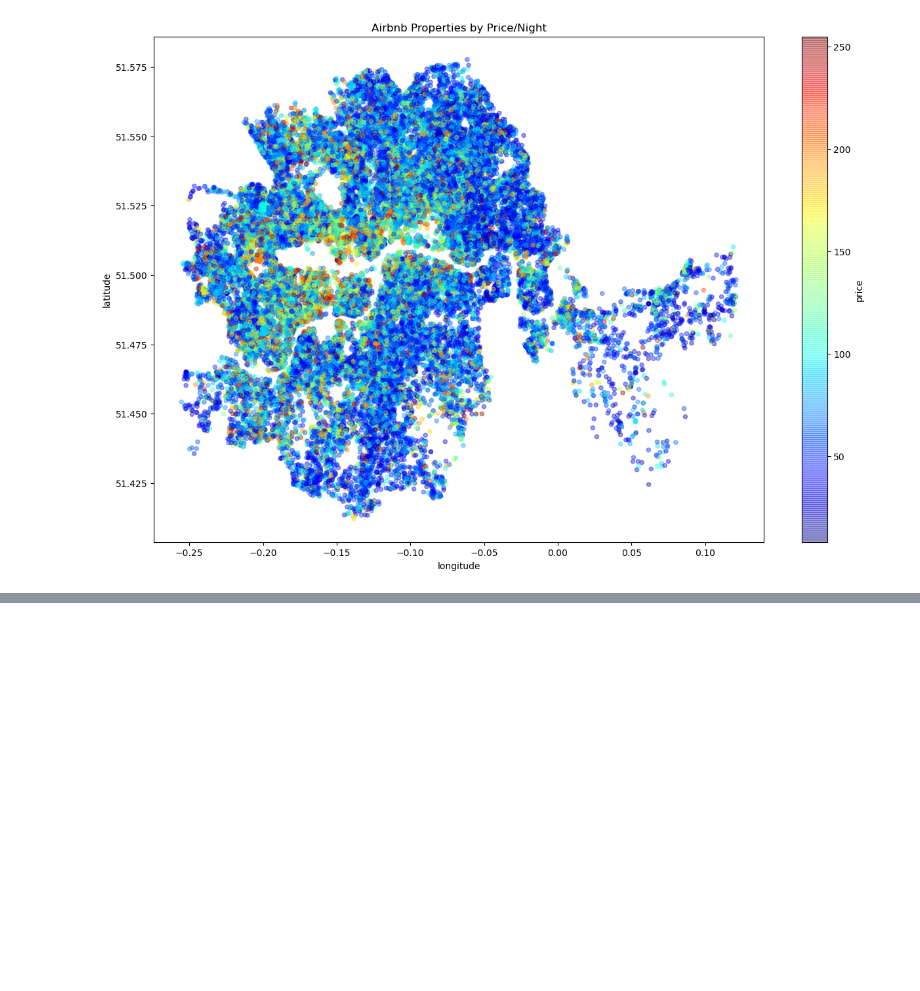
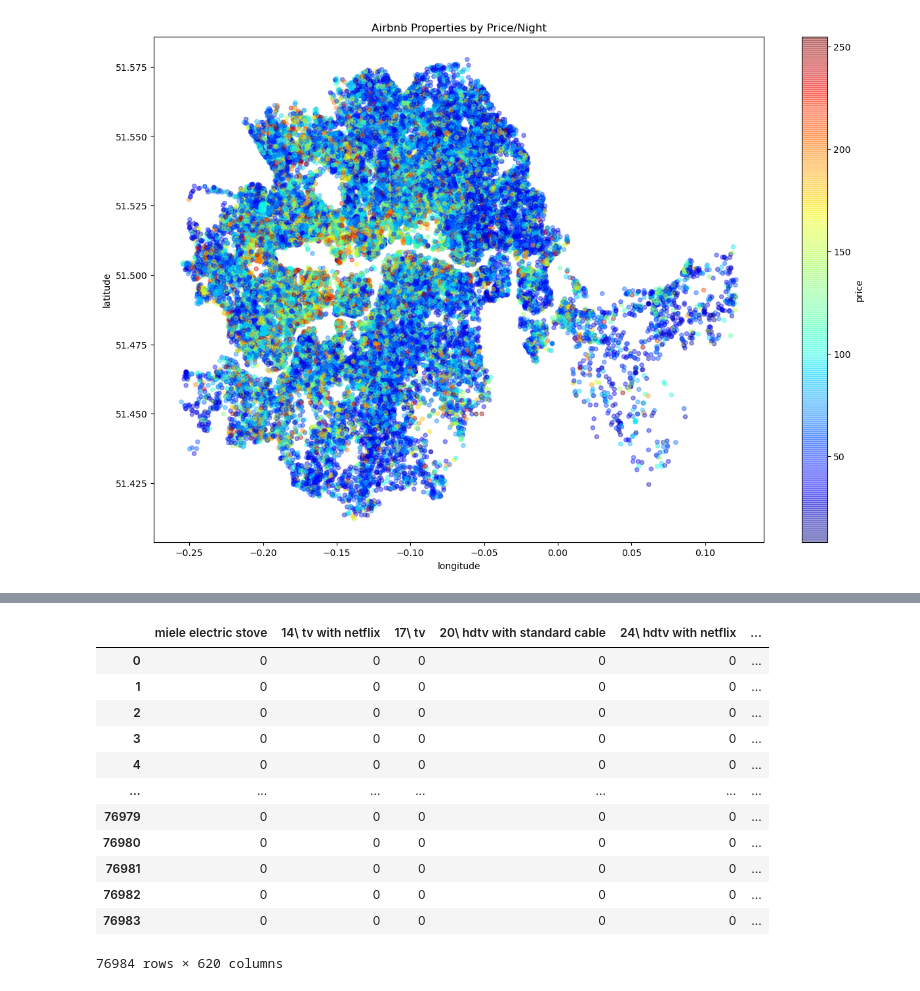
Before and after one commit to laurenschoener/London-Airbnb-Properties, a Jupyter notebook: notebooks/throw_away.ipynb, the cells around one changed output, grey strips where cells are left out. Drawn from its saved outputs; the diff is of its cells as text; code cells hidden in the pictures; blank space fills up the shorter version.

```diff
--- a/notebooks/throw_away.ipynb
+++ b/notebooks/throw_away.ipynb
@@ -482,0 +440,16 @@ TypeError: score_classifer() missing 2 required positional arguments: 'X_train'
+# %%
+df_amenities
+# %% [output]
+|  | miele electric stove | 14\ tv with netflix | 17\ tv | 20\ hdtv with standard cable | 24\ hdtv with netflix | ... |
+| 0 | 0 | 0 | 0 | 0 | 0 | ... |
+| 1 | 0 | 0 | 0 | 0 | 0 | ... |
+| 2 | 0 | 0 | 0 | 0 | 0 | ... |
+| 3 | 0 | 0 | 0 | 0 | 0 | ... |
+| 4 | 0 | 0 | 0 | 0 | 0 | ... |
+| ... | ... | ... | ... | ... | ... | ... |
+| 76979 | 0 | 0 | 0 | 0 | 0 | ... |
+| 76980 | 0 | 0 | 0 | 0 | 0 | ... |
+| 76981 | 0 | 0 | 0 | 0 | 0 | ... |
+| 76982 | 0 | 0 | 0 | 0 | 0 | ... |
+| 76983 | 0 | 0 | 0 | 0 | 0 | ... |
+76984 rows × 620 columns
```
Also changed, not shown: parts of 23 cells of this notebook.
